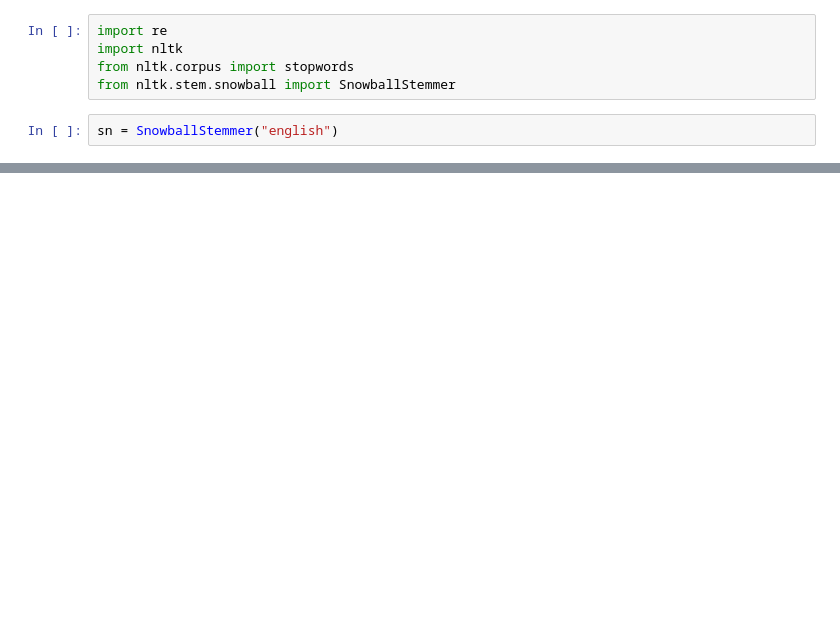
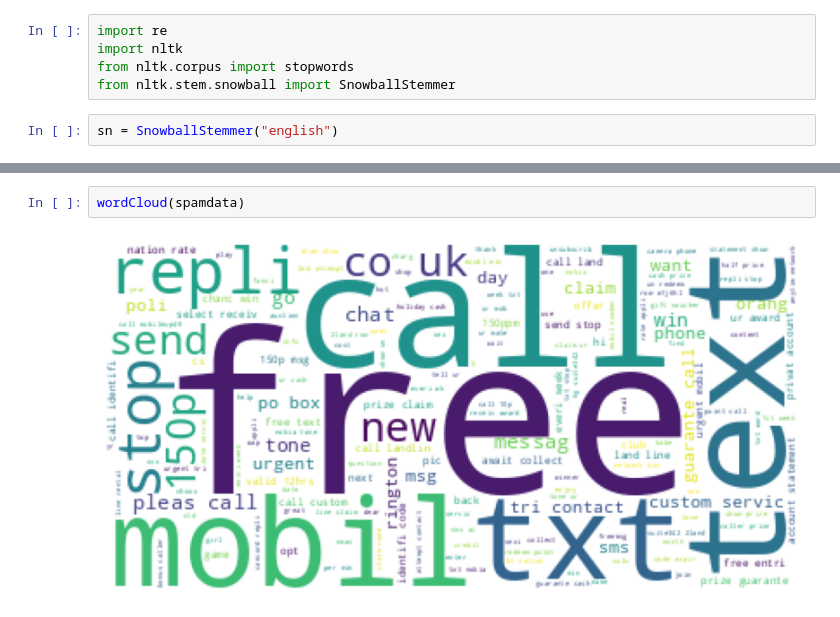
Before and after one commit to kanaki-dev/testing2, a Jupyter notebook: ML/SpamClassifier/sentimental.ipynb, the cells around one changed output, grey strips where cells are left out. Cells and saved outputs as stored; diff of their text form; blank space fills up the shorter version.

```diff
--- a/ML/SpamClassifier/sentimental.ipynb
+++ b/ML/SpamClassifier/sentimental.ipynb
@@ -60,0 +62,4 @@ LookupError:
+# %%
+wordCloud(spamdata)
+# %% [output]
+[figure, added]
```
Also changed, not shown: parts of 14 cells of this notebook.
